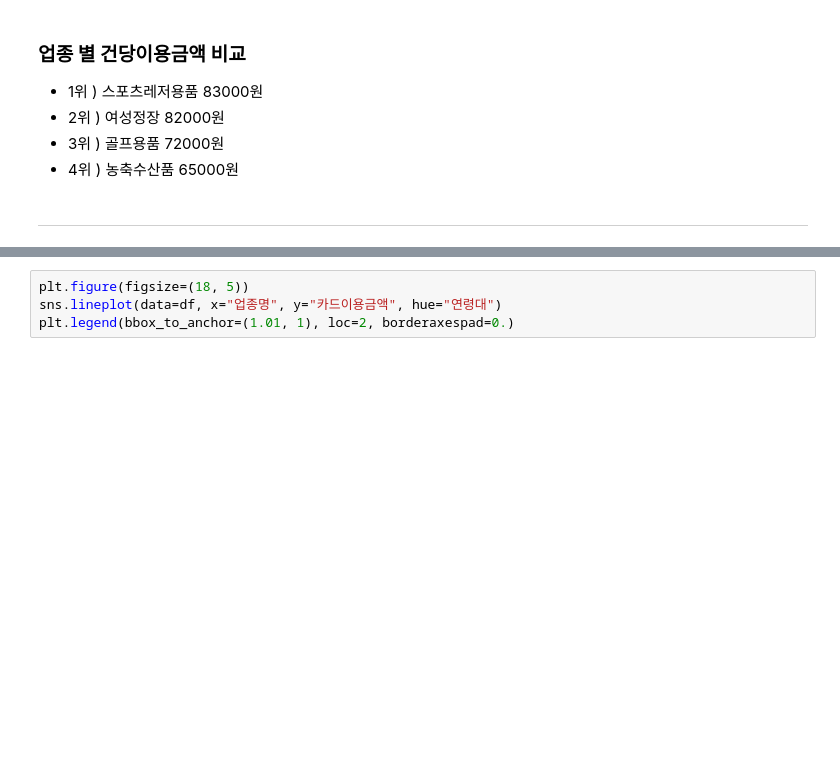
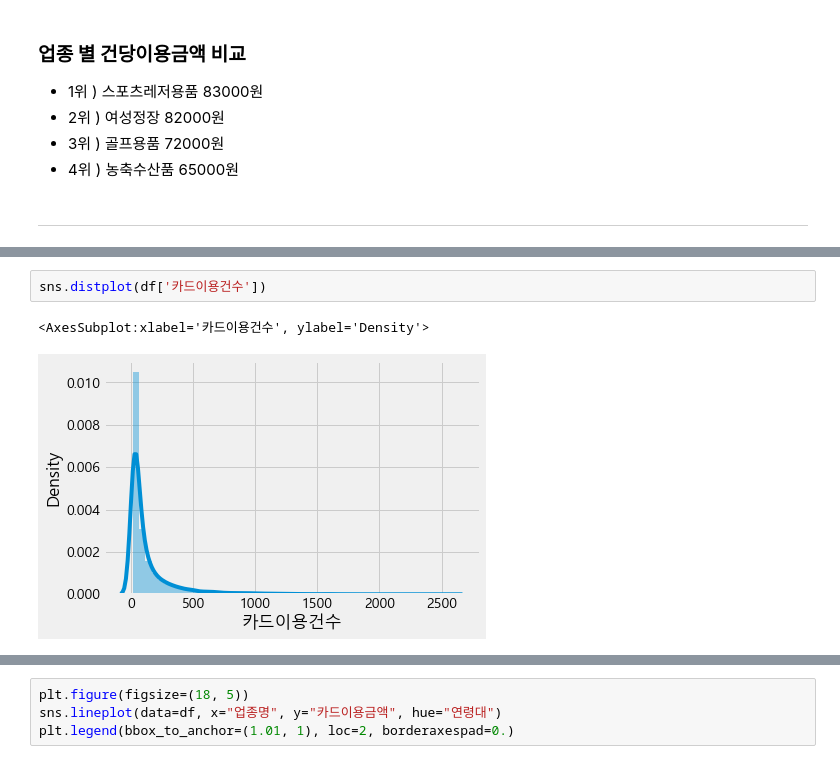
Before and after one commit to HayeonKimm/Tourist_Consumption_Analysis, a Jupyter notebook: code/2_analysis/BC카드 데이터 시각화_조아진.ipynb, the cells around one changed output, grey strips where cells are left out. Saved outputs shown, nothing was run; the diff lists cells and outputs as text; blank space fills up the shorter version.

```diff
--- a/code/2_analysis/BC카드 데이터 시각화_조아진.ipynb
+++ b/code/2_analysis/BC카드 데이터 시각화_조아진.ipynb
@@ -790,0 +800,5 @@ plt.legend(bbox_to_anchor=(1.01, 1), loc=2, borderaxespad=0.)
+# %%
+sns.distplot(df['카드이용건수'])
+# %% [output]
+<AxesSubplot:xlabel='카드이용건수', ylabel='Density'>
+[figure, added]
```
Also changed, not shown: parts of 6 cells of this notebook.
